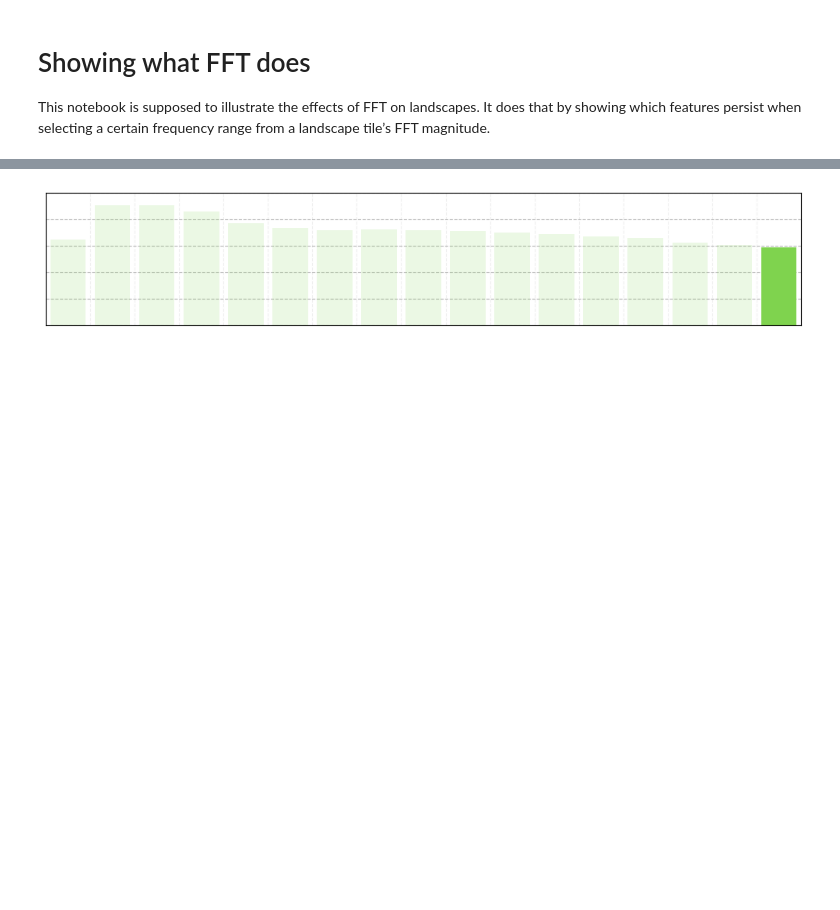
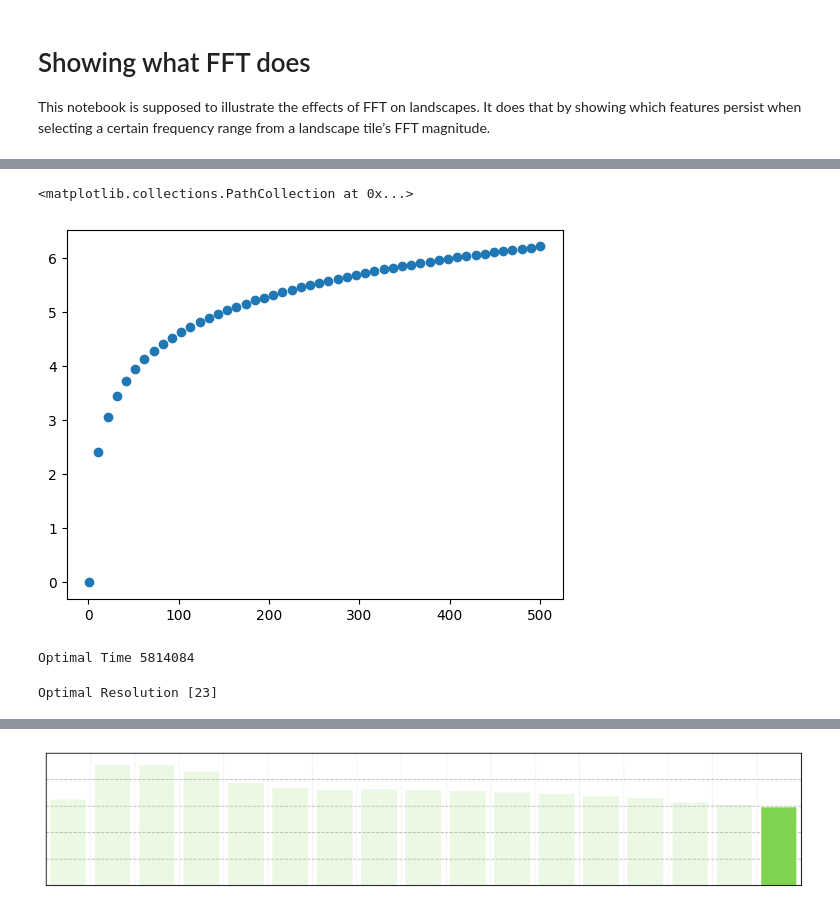
Before and after one commit to sebschger/geospatial-landscape-clustering-by-fft, a Jupyter notebook: deprecated/documentation_fft_effects.ipynb, the cells around one changed output, grey strips where cells are left out. Drawn from its saved outputs; the diff is of its cells as text; code cells hidden in the pictures; blank space fills up the shorter version.

```diff
--- a/documentation_fft_effects.ipynb
+++ b/deprecated/documentation_fft_effects.ipynb
@@ -58,0 +188,25 @@ circle_masks = common.RingImageSeriesLogFine(*image_pixels.shape, steps = NUMBER
+# %%
+test_x = np.linspace(1,500)
+test_y = np.log(test_x)
+
+plt.scatter(test_x, test_y)
+# %% [output]
+<matplotlib.collections.PathCollection at 0x...>
+[figure, added]
+# %%
+from kneed import KneeLocator
+kneedle = KneeLocator(
+    all_times,
+    yhat.ravel(),
+    curve="convex",
+    direction="decreasing"
+)
+
+print("Optimal Time", kneedle.knee)
+# %% [output]
+Optimal Time 5814084
+# %%
+index_of_resolution = np.where(all_times == kneedle.knee)[0]
+print("Optimal Resolution", all_resolutions[index_of_resolution])
+# %% [output]
+Optimal Resolution [23]
```
Also changed, not shown: parts of 27 cells of this notebook, 15 other files.
